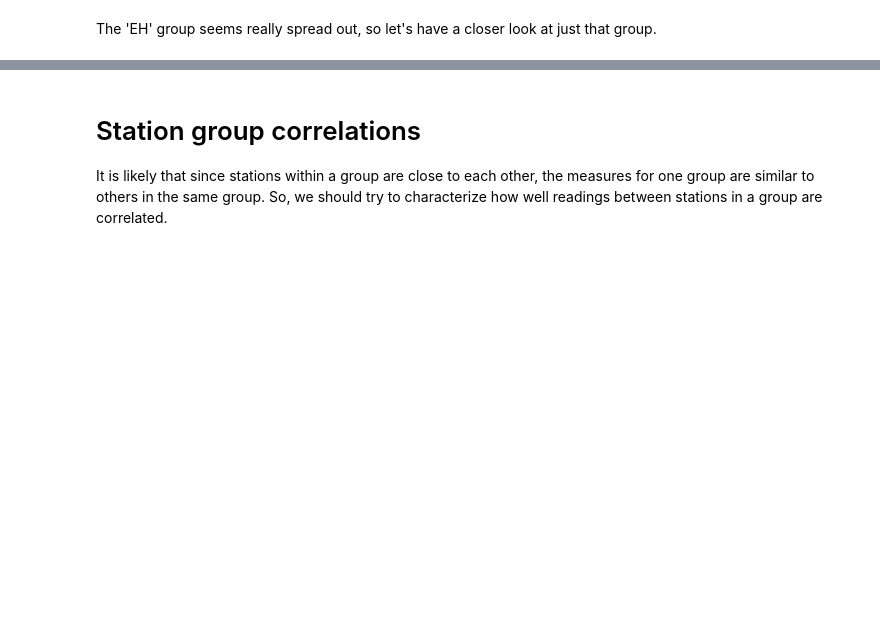
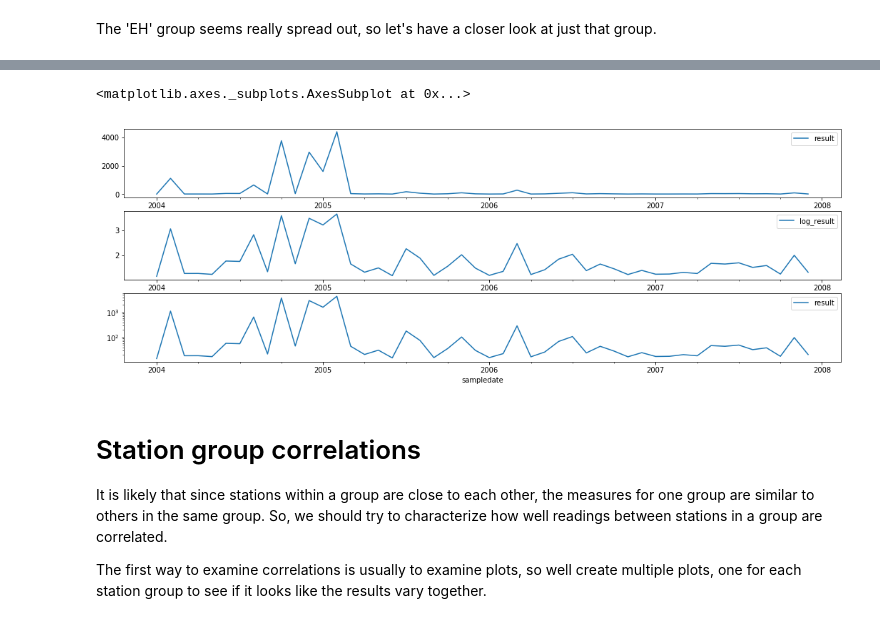
Before and after one commit to san-diego-water-quality/ericbusboom, a Jupyter notebook: Beachwatch station correlations.ipynb, the cells around one changed output, grey strips where cells are left out. Saved outputs shown, nothing was run; the diff lists cells and outputs as text; code cells hidden in the pictures; blank space fills up the shorter version.

```diff
--- a/Beachwatch station correlations.ipynb
+++ b/Beachwatch station correlations.ipynb
@@ -43,6 +64,6 @@ df = pkg.resource('beachwatch-sd').read_csv(parse_dates=True)
 df['stationgroup'] = df.stationcode.str[:2]
 
 # The results has a large range, so log transformation makes them easier to visualize.
-df['log_result'] = df.result.apply(np.log)
+df['log_result'] = df.result.apply(np.log10)
 
 df.head()
@@ -119,8 +176,31 @@ df[(df.stationgroup=='IB') & (df.result < 100)].result.hist(bins=100, log=True)
+# %%
+# The results has a large range, so log transformation makes them easier to visualize. These three plots show the original
+# result column, the column plotted with a log scale, and the column plotted with the data log transformed.
+# The really important part here is that the log trasform must be run after the resampling, because adding  values gets a
+# very different result from adding their logs
+
+fig, ax = plt.subplots(3,figsize=(18,6))
+
+_ = df[(df.stationcode=='IB-080') & (df.sampledate.dt.year > 2003) & (df.sampledate.dt.year < 2008)].set_index('sampledate').resample('1m').mean()
+
+# Log transformation myst be applied after resampling. l
+_['log_result'] = _.result.apply(np.log10)
+
+_.plot(ax=ax[0], y='result')
+
+ax[2].set_yscale("log", basey=10)
+_.plot(ax=ax[2], y='result')
+
+_.plot(ax=ax[1], y='log_result')
+# %% [output]
+<matplotlib.axes._subplots.AxesSubplot at 0x...>
+[figure, added]
 # %% [markdown]
 # Station group correlations
 
+It is likely that since stations within a group are close to each other, the measures for one group are similar to others in the same group. So, we should try to characterize how well readings between stations in a group are correlated.
 
-It is likely that since stations within a group are close to each other, the measures for one group are similar to others in the same group. So, we should try to characterize how well readings between stations in a group are correlated.
+The first way to examine correlations is usually to examine plots, so well create multiple plots, one for each station group to see if it looks like the results vary together.
 # %%
 groups = list(df.stationgroup.unique())
 fig, axes = plt.subplots(len(groups), 1,figsize=(18,5*len(groups)))
```
Also changed, not shown: parts of 30 cells of this notebook.
